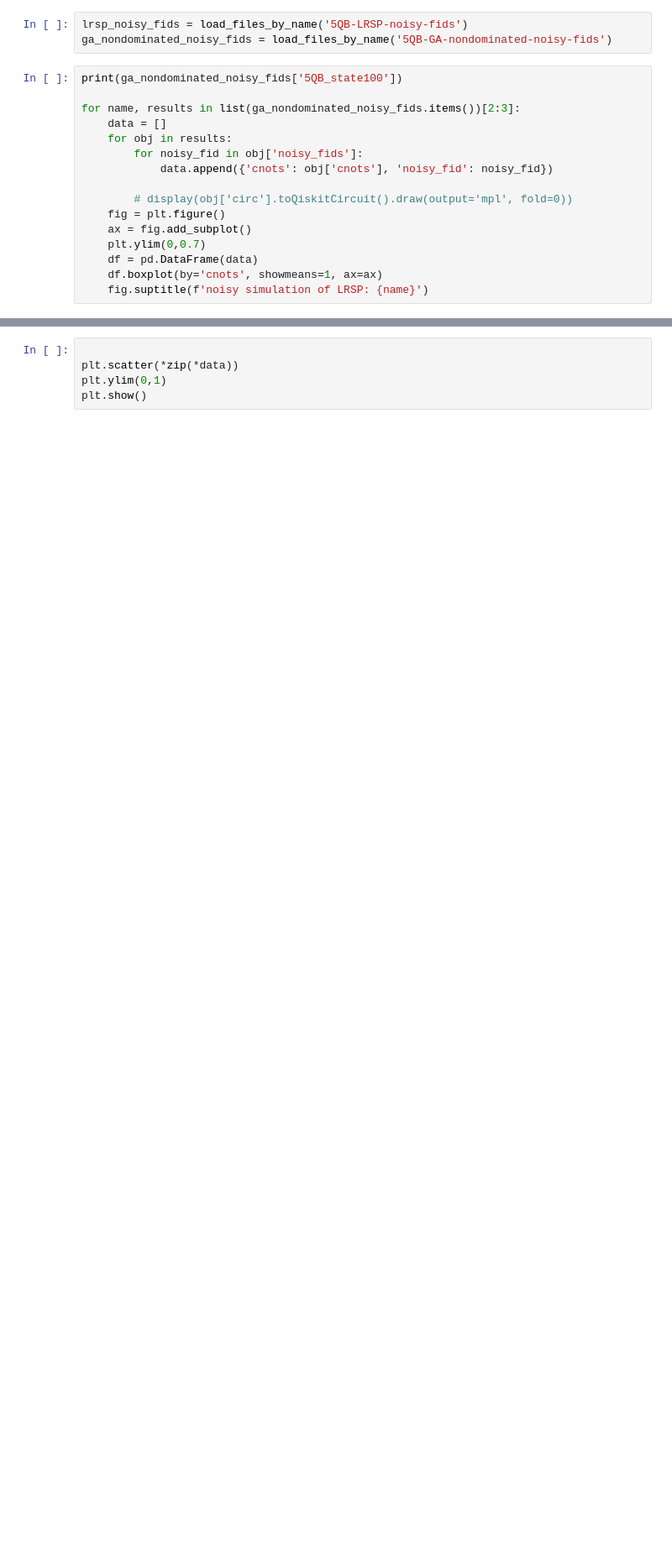
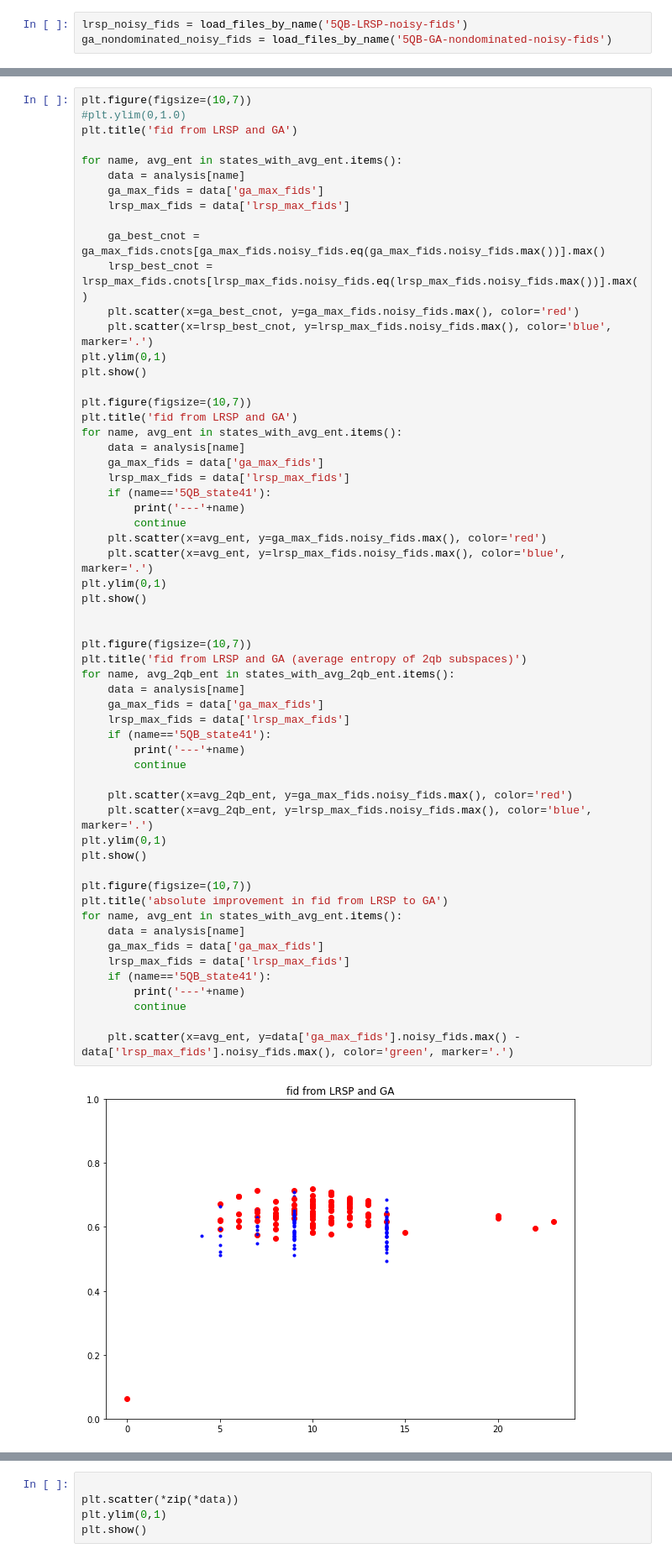
Before and after one commit to beratyenilen/qc-ga, a Jupyter notebook: analysis.ipynb, the cells around one changed output, grey strips where cells are left out. Shown: that part at 84% size. Drawn from its saved outputs; the diff is of its cells as text; blank space fills up the shorter version.

Commit message:
Added analysis script

```diff
--- a/analysis.ipynb
+++ b/analysis.ipynb
@@ -192,19 +182,3 @@ for name, state in states.items():
 # %%
 lrsp_noisy_fids = load_files_by_name('5QB-LRSP-noisy-fids')
 ga_nondominated_noisy_fids = load_files_by_name('5QB-GA-nondominated-noisy-fids')
-# %%
-print(ga_nondominated_noisy_fids['5QB_state100'])
-
-for name, results in list(ga_nondominated_noisy_fids.items())[2:3]:
-    data = []
-    for obj in results:
-        for noisy_fid in obj['noisy_fids']:
-            data.append({'cnots': obj['cnots'], 'noisy_fid': noisy_fid})
-
-        # display(obj['circ'].toQiskitCircuit().draw(output='mpl', fold=0))
-    fig = plt.figure()
-    ax = fig.add_subplot()
-    plt.ylim(0,0.7)
-    df = pd.DataFrame(data)
-    df.boxplot(by='cnots', showmeans=1, ax=ax)
-    fig.suptitle(f'noisy simulation of LRSP: {name}')
@@ -213,0 +237,60 @@ for name, results in list(ga_nondominated_noisy_fids.items())[2:3]:
+# %%
+plt.figure(figsize=(10,7))
+#plt.ylim(0,1.0)
+plt.title('fid from LRSP and GA')
+
+for name, avg_ent in states_with_avg_ent.items():
+    data = analysis[name]
+    ga_max_fids = data['ga_max_fids']
+    lrsp_max_fids = data['lrsp_max_fids']
+
+    ga_best_cnot = ga_max_fids.cnots[ga_max_fids.noisy_fids.eq(ga_max_fids.noisy_fids.max())].max()
+    lrsp_best_cnot = lrsp_max_fids.cnots[lrsp_max_fids.noisy_fids.eq(lrsp_max_fids.noisy_fids.max())].max()
+    plt.scatter(x=ga_best_cnot, y=ga_max_fids.noisy_fids.max(), color='red')
+    plt.scatter(x=lrsp_best_cnot, y=lrsp_max_fids.noisy_fids.max(), color='blue', marker='.')
+plt.ylim(0,1)
+plt.show()
+
+plt.figure(figsize=(10,7))
+plt.title('fid from LRSP and GA')
+for name, avg_ent in states_with_avg_ent.items():
+    data = analysis[name]
+    ga_max_fids = data['ga_max_fids']
+    lrsp_max_fids = data['lrsp_max_fids']
+    if (name=='5QB_state41'):
+        print('---'+name)
+        continue
+    plt.scatter(x=avg_ent, y=ga_max_fids.noisy_fids.max(), color='red')
+    plt.scatter(x=avg_ent, y=lrsp_max_fids.noisy_fids.max(), color='blue', marker='.')
+plt.ylim(0,1)
+plt.show()
+
+
+plt.figure(figsize=(10,7))
+plt.title('fid from LRSP and GA (average entropy of 2qb subspaces)')
+for name, avg_2qb_ent in states_with_avg_2qb_ent.items():
+    data = analysis[name]
+    ga_max_fids = data['ga_max_fids']
+    lrsp_max_fids = data['lrsp_max_fids']
+    if (name=='5QB_state41'):
+        print('---'+name)
+        continue
+
+    plt.scatter(x=avg_2qb_ent, y=ga_max_fids.noisy_fids.max(), color='red')
+    plt.scatter(x=avg_2qb_ent, y=lrsp_max_fids.noisy_fids.max(), color='blue', marker='.')
+plt.ylim(0,1)
+plt.show()
+
+plt.figure(figsize=(10,7))
+plt.title('absolute improvement in fid from LRSP to GA')
+for name, avg_ent in states_with_avg_ent.items():
+    data = analysis[name]
+    ga_max_fids = data['ga_max_fids']
+    lrsp_max_fids = data['lrsp_max_fids']
+    if (name=='5QB_state41'):
+        print('---'+name)
+        continue
+
+    plt.scatter(x=avg_ent, y=data['ga_max_fids'].noisy_fids.max() - data['lrsp_max_fids'].noisy_fids.max(), color='green', marker='.')
+# %% [output]
+[figure, added]
```
Also changed, not shown: parts of 8 cells of this notebook, 1 other file.
